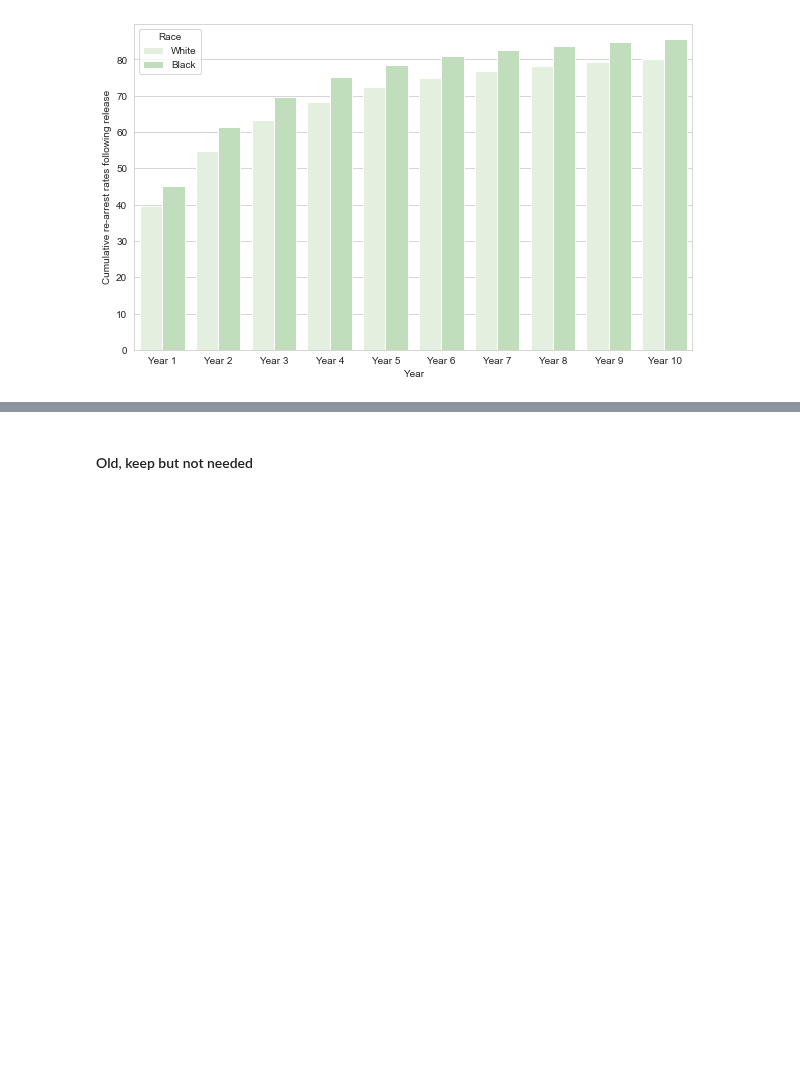
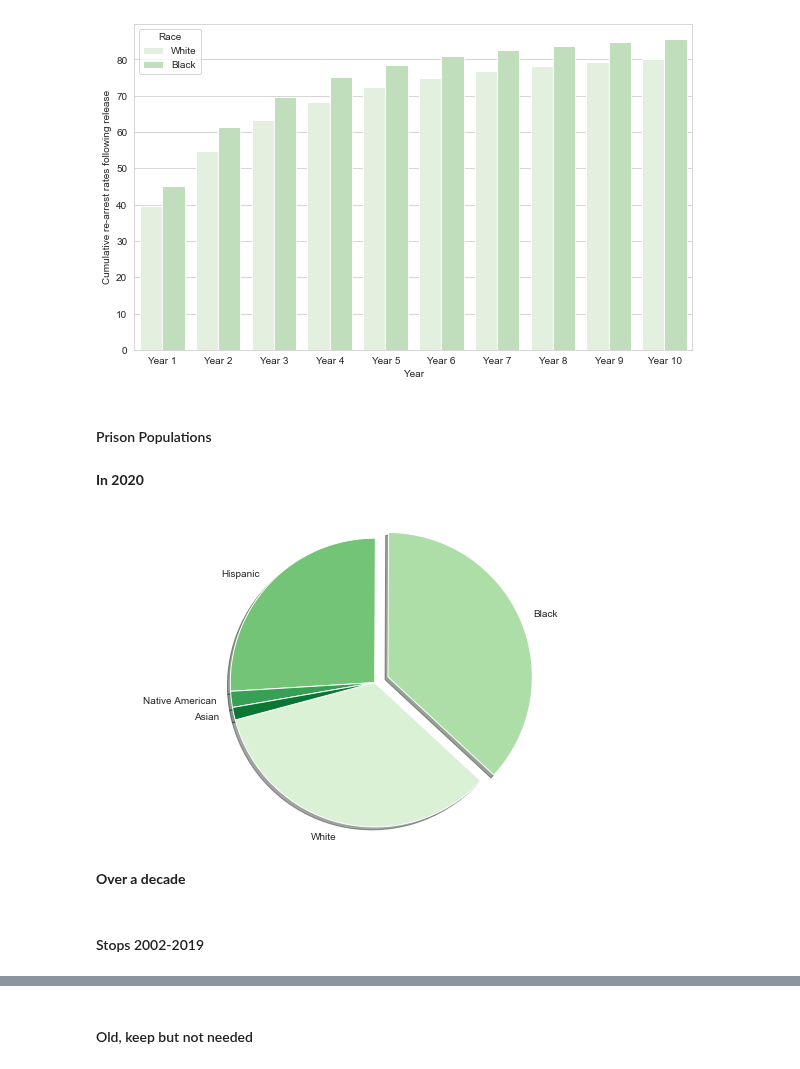
Before and after one commit to megantennies/FYP, a Jupyter notebook: REPORT_CODE.ipynb, the cells around one changed output, grey strips where cells are left out. Saved outputs shown, nothing was run; the diff lists cells and outputs as text; code cells hidden in the pictures; blank space fills up the shorter version.

Commit message:
report graphs

```diff
--- a/REPORT_CODE.ipynb
+++ b/REPORT_CODE.ipynb
@@ -58,3 +61,21 @@ sns.set_style('whitegrid')
 plt.savefig(os.path.join(RESULTS, 'MTHD_rearrest_bar.png'), bbox_inches = 'tight')
 # %% [output]
 [figure]
+# %% [markdown]
+#### Prison Populations
+# %% [markdown]
+**In 2020**
+# %%
+pop_labels = ['White', 'Black', 'Hispanic', 'Native American', 'Asian']
+pop_data = [358900, 389500, 275300, 19000, 14900]
+pop_explode = [0, 0.1, 0, 0, 0]
+# %%
+fig, ax = plt.subplots(figsize = (10, 6))
+ax.pie(x = pop_data, labels = pop_labels, colors = sns.color_palette('Greens', 5),
+    explode = pop_explode, startangle = 195, shadow = True, autopct = ' ')
+ax.axis('equal')
+plt.savefig(os.path.join(RESULTS, 'MTHD_prison_pop_2020.png'), bbox_inches = 'tight')
+# %% [output]
+[figure, added]
+# %% [markdown]
+**Over a decade**
@@ -60,0 +88,2 @@ plt.savefig(os.path.join(RESULTS, 'MTHD_rearrest_bar.png'), bbox_inches = 'tight
+# %% [markdown]
+#### Stops 2002-2019
```
Also changed, not shown: parts of 11 cells of this notebook, 2 other files.
